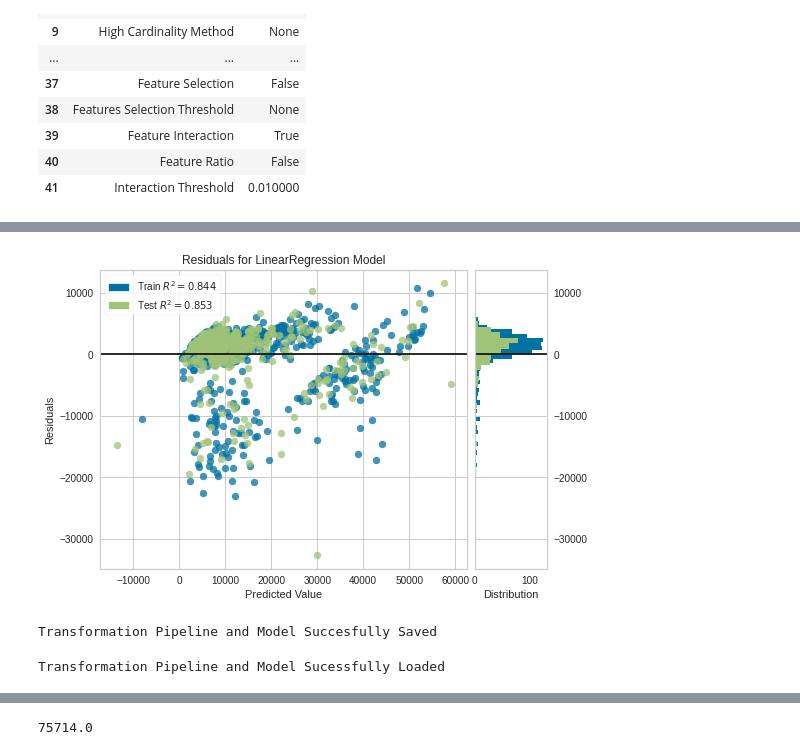
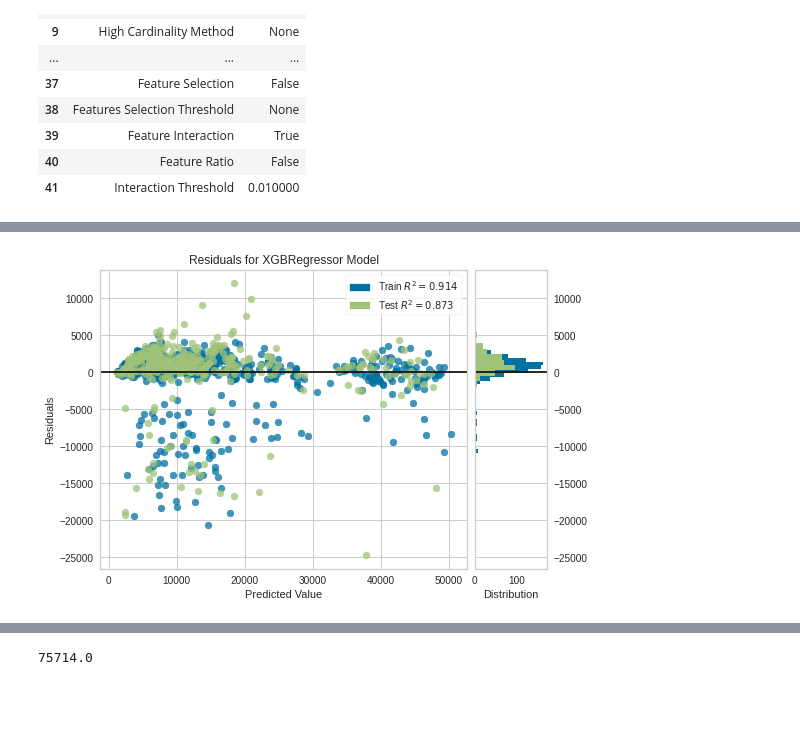
Before and after one commit to simoneperazzoli/pycaret-deployment-streamlit, a Jupyter notebook: Insurance_Model_Training_Notebook.ipynb, the cells around one changed output, grey strips where cells are left out. Cells and saved outputs as stored; diff of their text form; code cells hidden in the pictures; blank space fills up the shorter version.

Commit message:
Add xgboost model

```diff
--- a/Insurance_Model_Training_Notebook.ipynb
+++ b/Insurance_Model_Training_Notebook.ipynb
@@ -117,0 +102,2 @@ lr = create_model('lr')
+# %%
+xgboost = create_model('xgboost')
@@ -118,12 +118,4 @@ lr = create_model('lr')
 # %%
-plot_model(lr)
+plot_model(xgboost)
 # %% [output]
-[figure, old version]
+[figure, new version]
-# %%
-save_model(lr, 'deployment_28042020')
-# %% [output]
-Transformation Pipeline and Model Succesfully Saved
-# %%
-deployment_28042020 = load_model('deployment_28042020')
-# %% [output]
-Transformation Pipeline and Model Sucessfully Loaded
```
Also changed, not shown: parts of 10 cells of this notebook.
